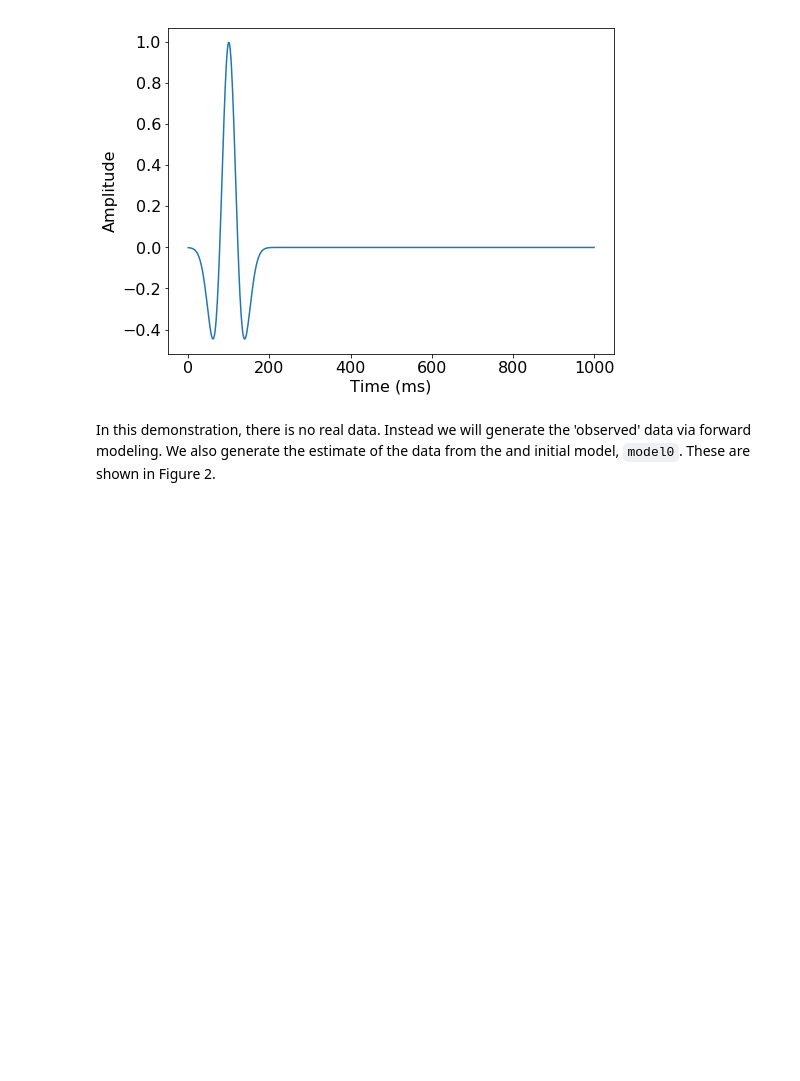
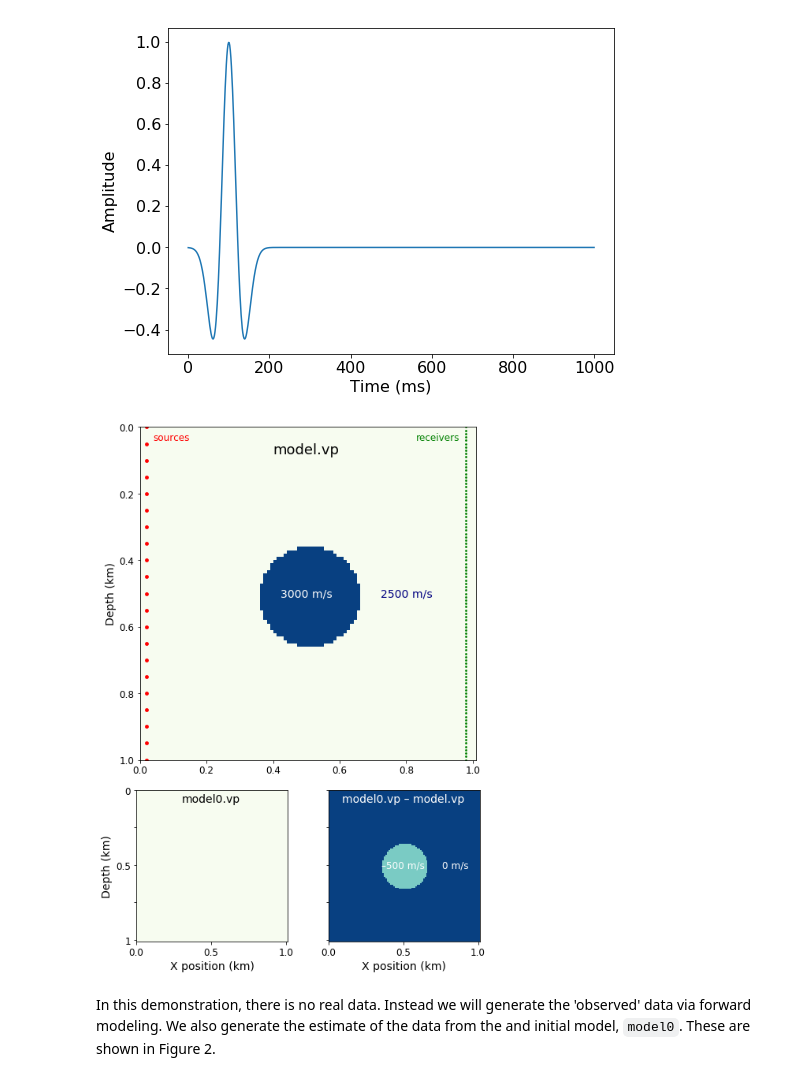
Before and after one commit to seg/tutorials-2018, a Jupyter notebook: 1801_FWI_Adjoint_modeling/notebook/Notebook.ipynb, the cells around one changed output. Drawn from its saved outputs; the diff is of its cells as text; code cells hidden in the pictures; blank space fills up the shorter version.

```diff
--- a/1801_FWI_Adjoint_modeling/notebook/Notebook.ipynb
+++ b/1801_FWI_Adjoint_modeling/notebook/Notebook.ipynb
@@ -233,6 +191,62 @@ plt.ylabel("Amplitude")
 plt.show()
 # %% [output]
 [figure]
+# %%
+# NOT FOR MANUSCRIPT
+# Generates Figure 1
+from matplotlib.gridspec import GridSpec
+
+# Set up figure, grid, and parameters.
+fig = plt.figure(figsize=(8, 12))
+
+gs = GridSpec(3, 2)
+ax0 = fig.add_subplot(gs[:2, :2])
+ax1 = fig.add_subplot(gs[2, 0])
+ax2 = fig.add_subplot(gs[2, 1])
+
+extent = [model.origin[0], model.origin[0] + 1e-3 * model.shape[0] * model.spacing[0],
+          model.origin[1] + 1e-3*model.shape[1] * model.spacing[1], model.origin[1]]
+model_param = dict(vmin=2.5, vmax=3.0, cmap="GnBu", aspect=1, extent=extent)
+diff_param  = dict(vmin=-1, vmax=0, cmap="GnBu", aspect=1, extent=extent)
+
+# Part (a)
+im = ax0.imshow(np.transpose(model.vp), **model_param)
+ax0.scatter(*rec_coords.T/1000, lw=0, c='green', s=8)
+ax0.scatter(*src_coords.T/1000, lw=0, c='red',s=24)
+ax0.set_ylabel('Depth (km)',  fontsize=14)
+ax0.text(0.5, 0.08, "model.vp", ha="center", color='k', size=18)
+ax0.text(0.5, 0.5, "3000 m/s", ha="center", va='center', color='w', size=14)
+ax0.text(0.8, 0.5, "2500 m/s", ha="center", va='center', color='navy', size=14)
+ax0.text(0.04, 0.04, "sources", ha="left", color='r', size=12)
+ax0.text(0.96, 0.04, "receivers", ha="right", color='green', size=12)
+ax0.set_ylim(1, 0)
+plt.setp(ax0.get_xticklabels(), fontsize=12)
+plt.setp(ax0.get_yticklabels(), fontsize=12)
+
+# Part (b)
+im = ax1.imshow(np.transpose(model0.vp), **model_param)
+ax1.set_xlabel('X position (km)',  fontsize=14)
+ax1.set_yticklabels([0, '', 0.5, '', 1])
+ax1.text(0.5, 0.08, "model0.vp", ha="center", color='k', size=14)
+ax1.set_ylabel('Depth (km)',  fontsize=14)
+plt.setp(ax1.get_xticklabels(), fontsize=12)
+plt.setp(ax1.get_yticklabels(), fontsize=12)
+
+# Part (c)
+im = ax2.imshow(np.transpose(model0.vp - model.vp), **diff_param)
+ax2.set_xlabel('X position (km)',  fontsize=14)
+ax2.set_yticklabels([])
+ax2.text(0.5, 0.08, "model0.vp – model.vp", ha="center", color='w', size=14)
+ax2.text(0.5, 0.5, "–500 m/s", ha="center", va='center', color='w', size=12)
+ax2.text(0.85, 0.5, "0 m/s", ha="center", va='center', color='w', size=12)
+plt.setp(ax2.get_xticklabels(), fontsize=12)
+plt.setp(ax2.get_yticklabels(), fontsize=12)
+
+plt.savefig("../Figures/Figure_1.pdf")
+plt.savefig("../Figures/Figure_1.png", dpi=400)
+plt.show()
+# %% [output]
+[figure, added]
 # %% [markdown]
 In this demonstration, there is no real data. Instead we will generate the 'observed' data via forward modeling. We also generate the estimate of the data from the and initial model, `model0`. These are shown in Figure 2.
 # %%
```
Also changed, not shown: parts of 25 cells of this notebook, 7 other files.
